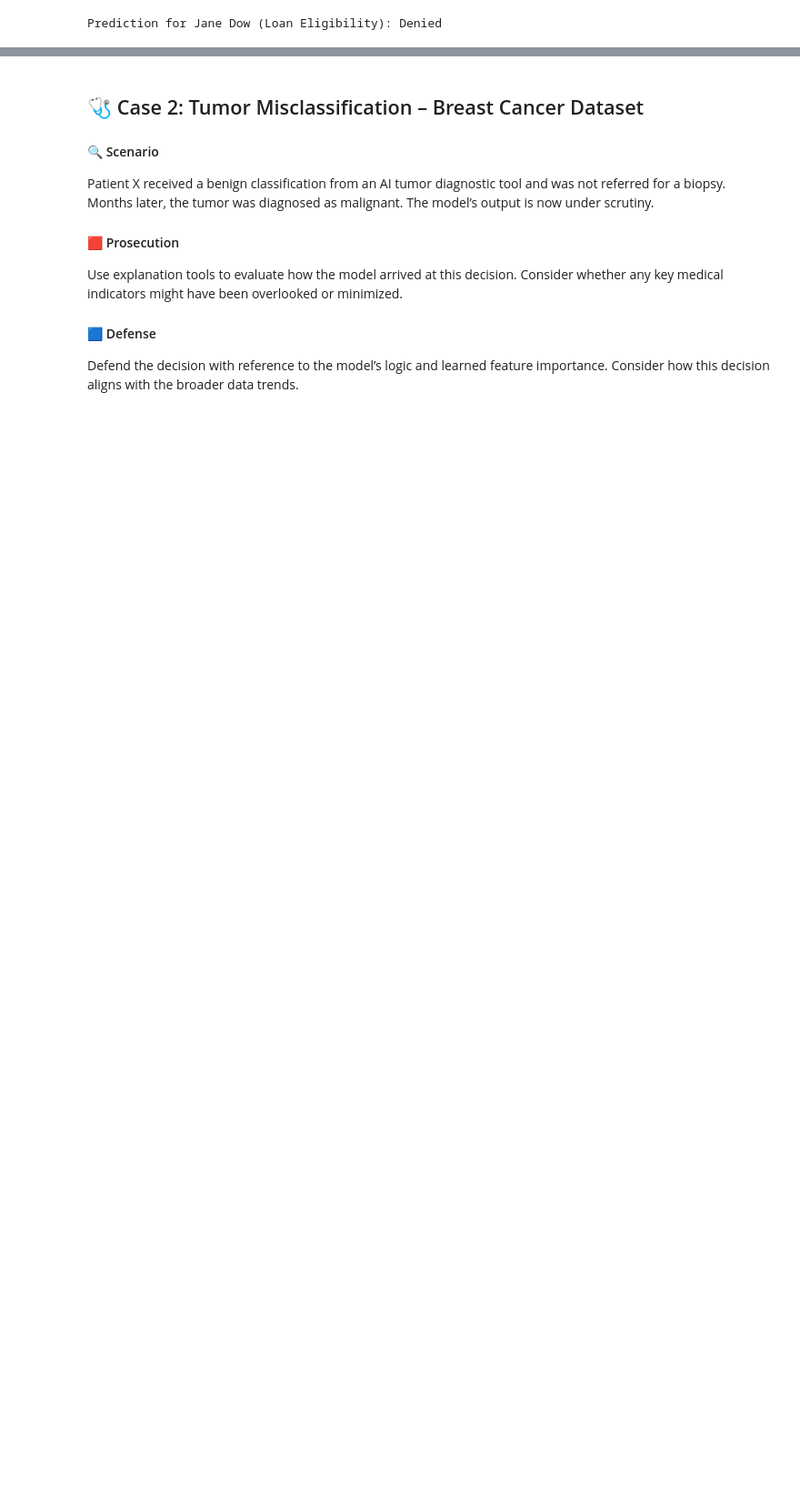
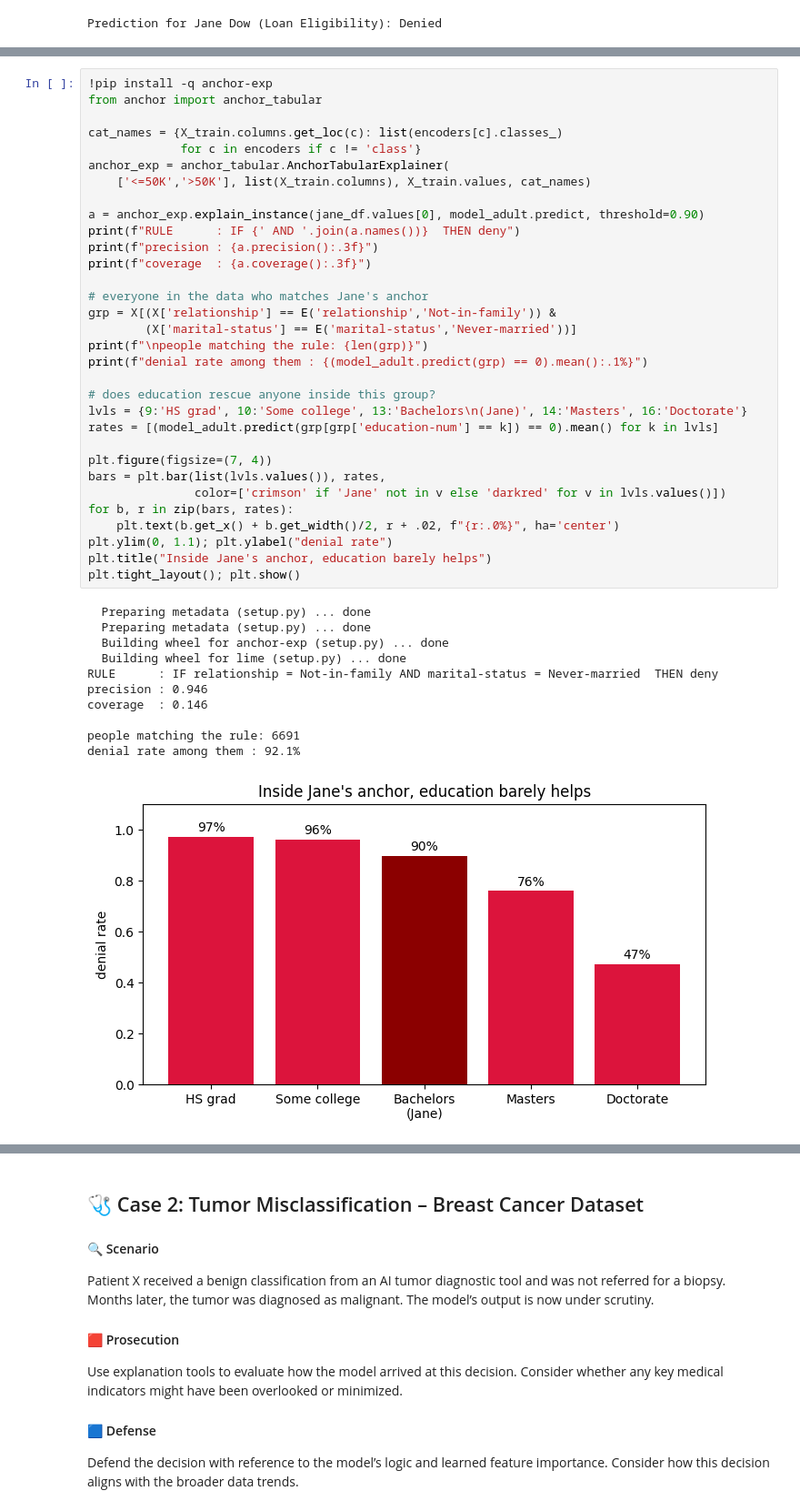
Before and after one commit to anvitasuresh/anvitasuresh, a Jupyter notebook: assignments/machine_learning_court.ipynb, the cells around one changed output, grey strips where cells are left out. Shown at 91% size. Saved outputs shown, nothing was run; the diff lists cells and outputs as text; blank space fills up the shorter version.

```diff
--- a/assignments/machine_learning_court.ipynb
+++ b/assignments/machine_learning_court.ipynb
@@ -90,0 +243,44 @@ Prediction for Jane Dow (Loan Eligibility): Denied
+# %%
+!pip install -q anchor-exp
+from anchor import anchor_tabular
+
+cat_names = {X_train.columns.get_loc(c): list(encoders[c].classes_)
+             for c in encoders if c != 'class'}
+anchor_exp = anchor_tabular.AnchorTabularExplainer(
+    ['<=50K','>50K'], list(X_train.columns), X_train.values, cat_names)
+
+a = anchor_exp.explain_instance(jane_df.values[0], model_adult.predict, threshold=0.90)
+print(f"RULE      : IF {' AND '.join(a.names())}  THEN deny")
+print(f"precision : {a.precision():.3f}")
+print(f"coverage  : {a.coverage():.3f}")
+
+# everyone in the data who matches Jane's anchor
+grp = X[(X['relationship'] == E('relationship','Not-in-family')) &
+        (X['marital-status'] == E('marital-status','Never-married'))]
+print(f"\npeople matching the rule: {len(grp)}")
+print(f"denial rate among them : {(model_adult.predict(grp) == 0).mean():.1%}")
+
+# does education rescue anyone inside this group?
+lvls = {9:'HS grad', 10:'Some college', 13:'Bachelors\n(Jane)', 14:'Masters', 16:'Doctorate'}
+rates = [(model_adult.predict(grp[grp['education-num'] == k]) == 0).mean() for k in lvls]
+
+plt.figure(figsize=(7, 4))
+bars = plt.bar(list(lvls.values()), rates,
+               color=['crimson' if 'Jane' not in v else 'darkred' for v in lvls.values()])
+for b, r in zip(bars, rates):
+    plt.text(b.get_x() + b.get_width()/2, r + .02, f"{r:.0%}", ha='center')
+plt.ylim(0, 1.1); plt.ylabel("denial rate")
+plt.title("Inside Jane's anchor, education barely helps")
+plt.tight_layout(); plt.show()
+# %% [output]
+  Preparing metadata (setup.py) ... done
+  Preparing metadata (setup.py) ... done
+  Building wheel for anchor-exp (setup.py) ... done
+  Building wheel for lime (setup.py) ... done
+RULE      : IF relationship = Not-in-family AND marital-status = Never-married  THEN deny
+precision : 0.946
+coverage  : 0.146
+
+people matching the rule: 6691
+denial rate among them : 92.1%
+[figure, added]
```
Also changed, not shown: parts of 13 cells of this notebook.
